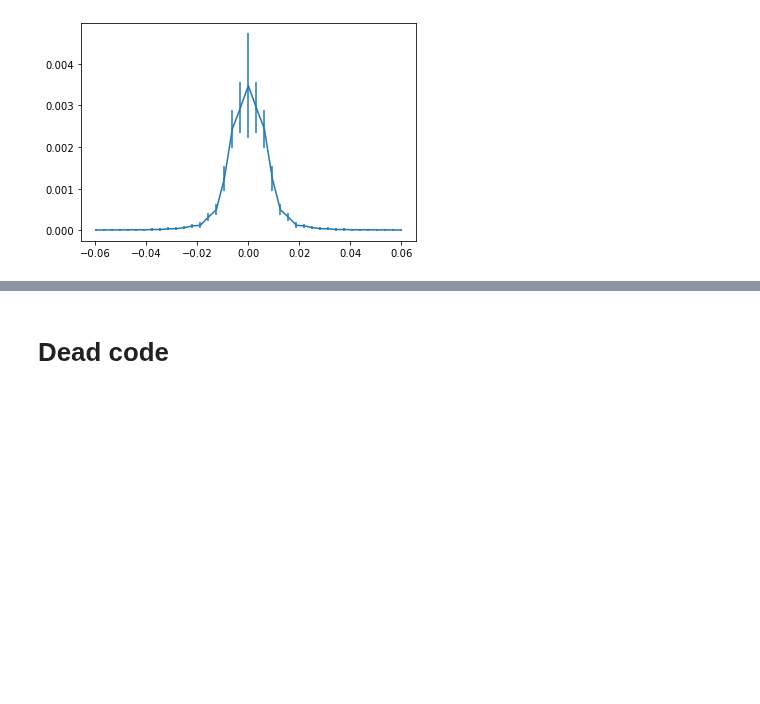
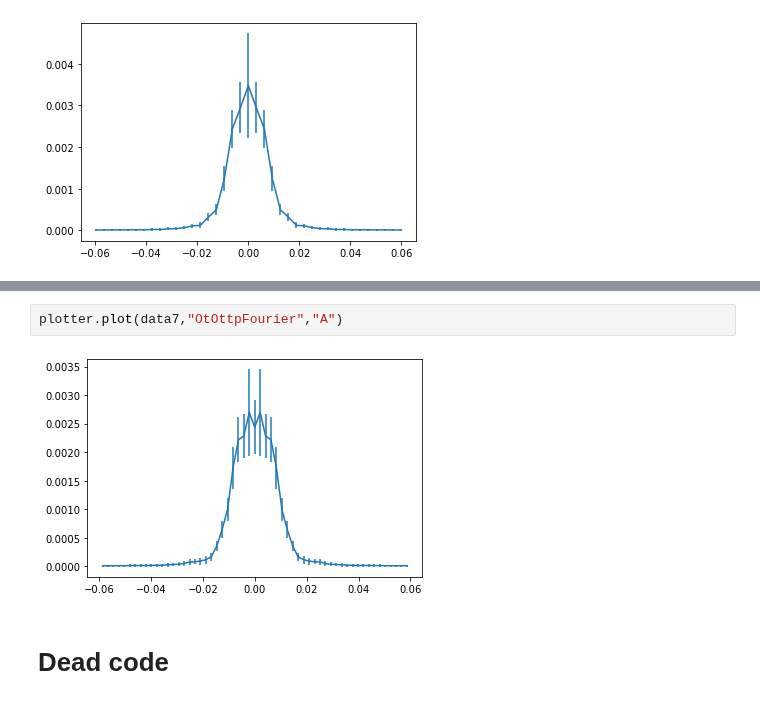
Before and after one commit to jannisgebbo/langevinA, a Jupyter notebook: jupyter_notebooks/ModelG_spectral_function.ipynb, the cells around one changed output, grey strips where cells are left out. Saved outputs shown, nothing was run; the diff lists cells and outputs as text; blank space fills up the shorter version.

```diff
--- a/jupyter_notebooks/ModelG_spectral_function.ipynb
+++ b/jupyter_notebooks/ModelG_spectral_function.ipynb
@@ -332,3 +354,7 @@ plotter.plot(data5,"OtOttpFourier","A")
+# %%
+plotter.plot(data7,"OtOttpFourier","A")
+# %% [output]
+[figure, added]
 # %% [markdown]
 # Dead code
 # %% [markdown]
```
Also changed, not shown: parts of 7 cells of this notebook, 2 other files.
